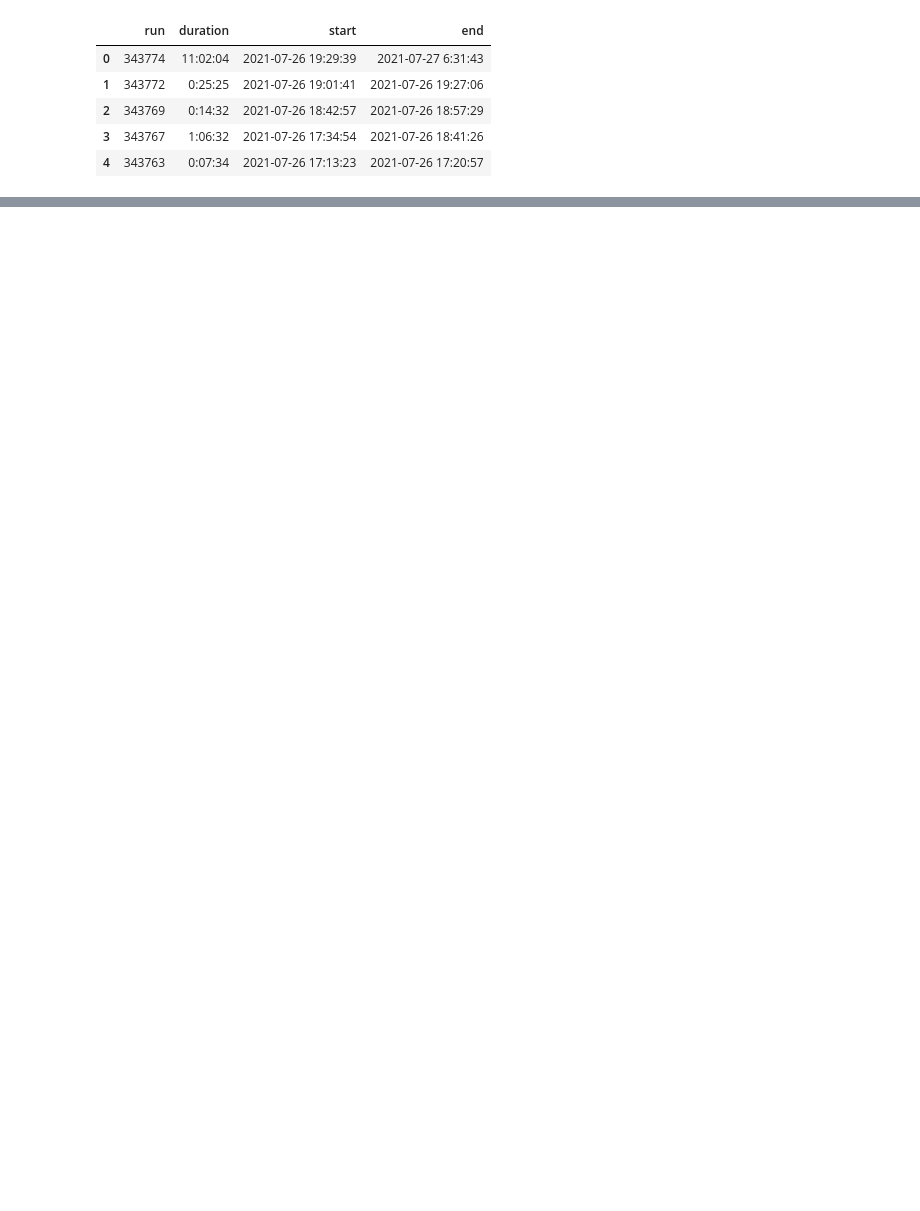
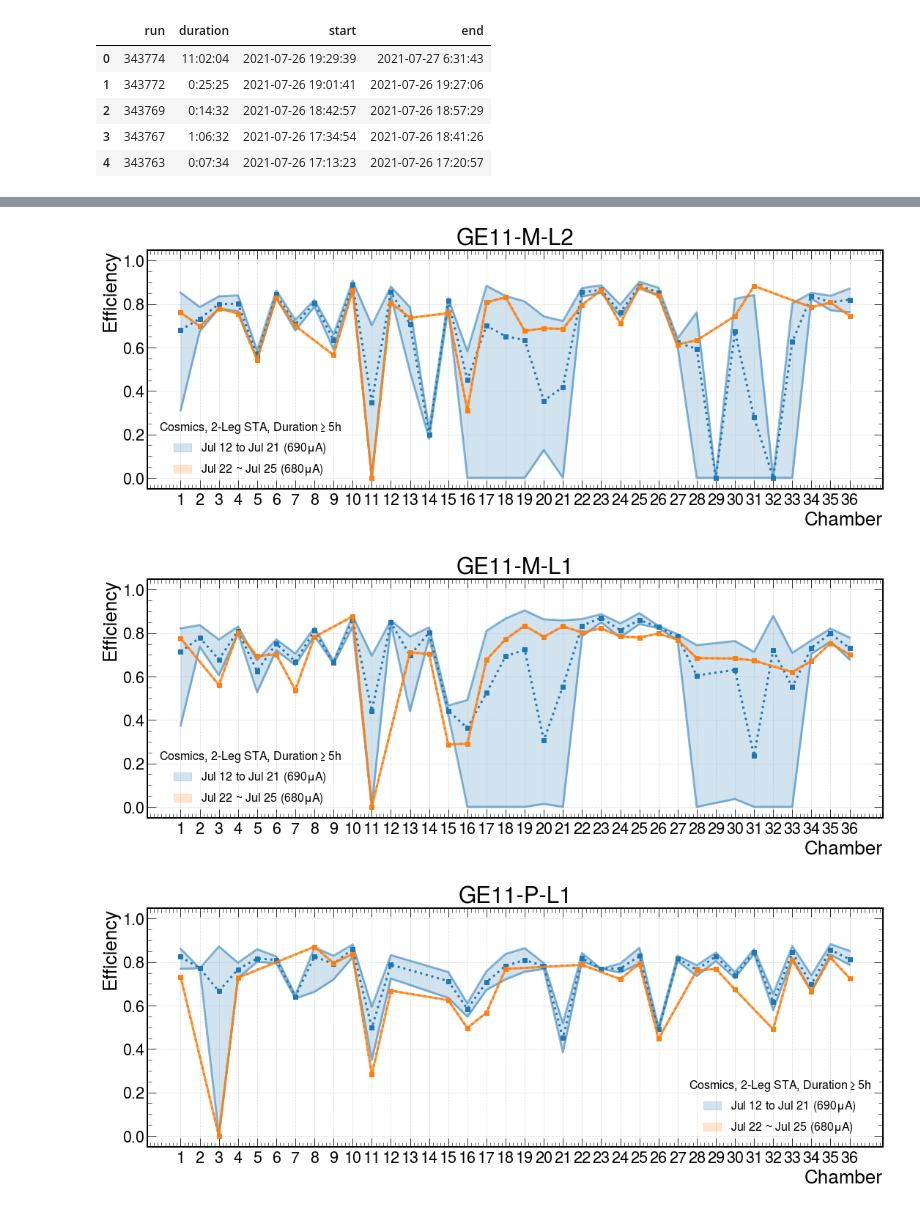
Before and after one commit to seungjin-yang/GEM-OfflineDQM-HVScan, a Jupyter notebook: plotting.ipynb, the cells around one changed output, grey strips where cells are left out. Saved outputs shown, nothing was run; the diff lists cells and outputs as text; code cells hidden in the pictures; blank space fills up the shorter version.

Commit message:
update a notebook for plotting

```diff
--- a/plotting.ipynb
+++ b/plotting.ipynb
@@ -98,27 +102,31 @@ df = df[df.hour >= min_duration]
 # %%
 for region, layer in REGION_LAYER_LIST:
     fig, ax = plt.subplots(figsize=(18, 6), nrows=1)
 
     data = df[(df.region == region) & (df.layer == layer)]
 
     plot_fill_between(data[data.run < RUN_HV680_START], label="Jul 12 to Jul 21 (690$\mu$A)", color='tab:blue', ax=ax)
     plot_fill_between(data[data.run >= RUN_HV680_START], label="Jul 22 ~ Jul 25 (680$\mu$A)", color='tab:orange', ax=ax)
 
     _ = ax.set_xticks(range(1, NUM_CHAMBERS + 1))
 
     ax.set_xlabel("Chamber")
     ax.set_ylabel("Efficiency")
 
     title = make_title(region, layer)
     ax.set_title(title)
 
-    legend_title = f"{data_path.stem}, 2-Leg STA, Duration$\geq${MIN_DURATION_HOUR}h"
+    legend_title = f"{data_path.stem}, 2-Leg STA, Duration$\geq${min_duration}h"
     ax.legend(title=legend_title, title_fontsize=16, fontsize=16)
 
     ax.grid()
     ax.set_ylim(-0.05, 1.05)
 
     plot_name = f"{data_path.stem}_{title}_duration-{min_duration}"
     plot_path = plot_dir.joinpath(plot_name).with_suffix(".png")
 
     fig.savefig(plot_path, bbox_inches="tight")
+# %% [output]
+[figure, added]
+[figure, added]
+[figure, added]
```
Also changed, not shown: parts of 4 cells of this notebook.
